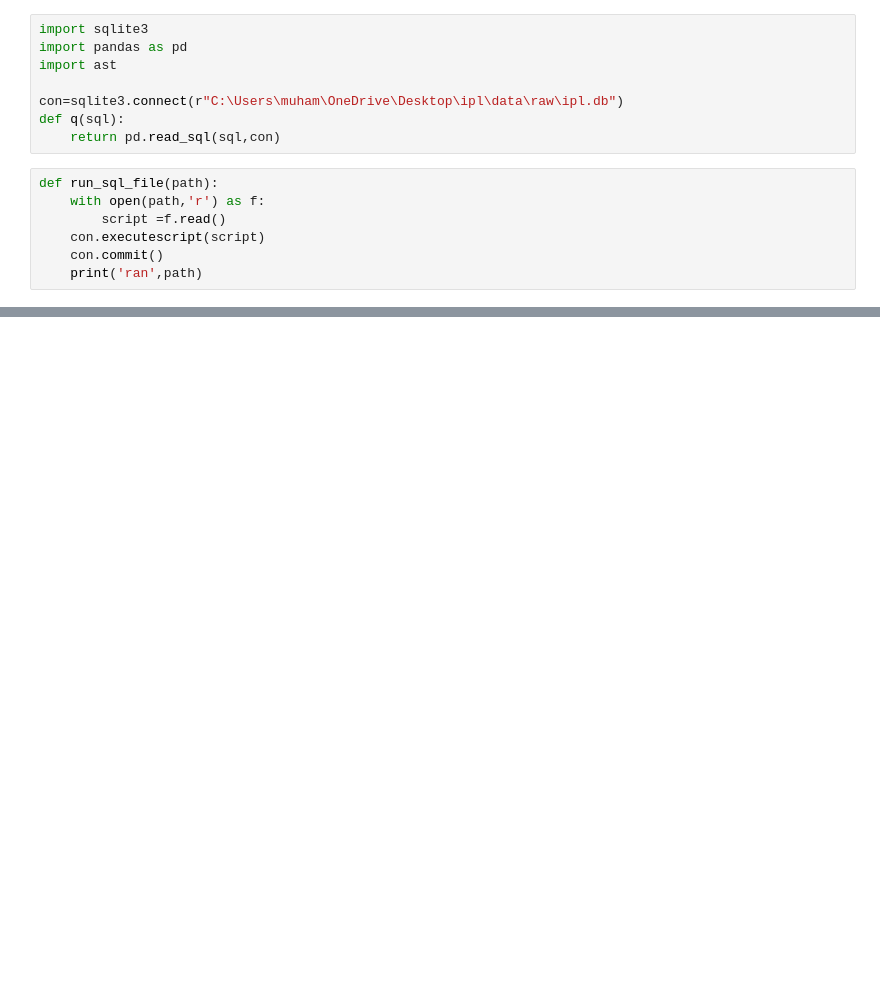
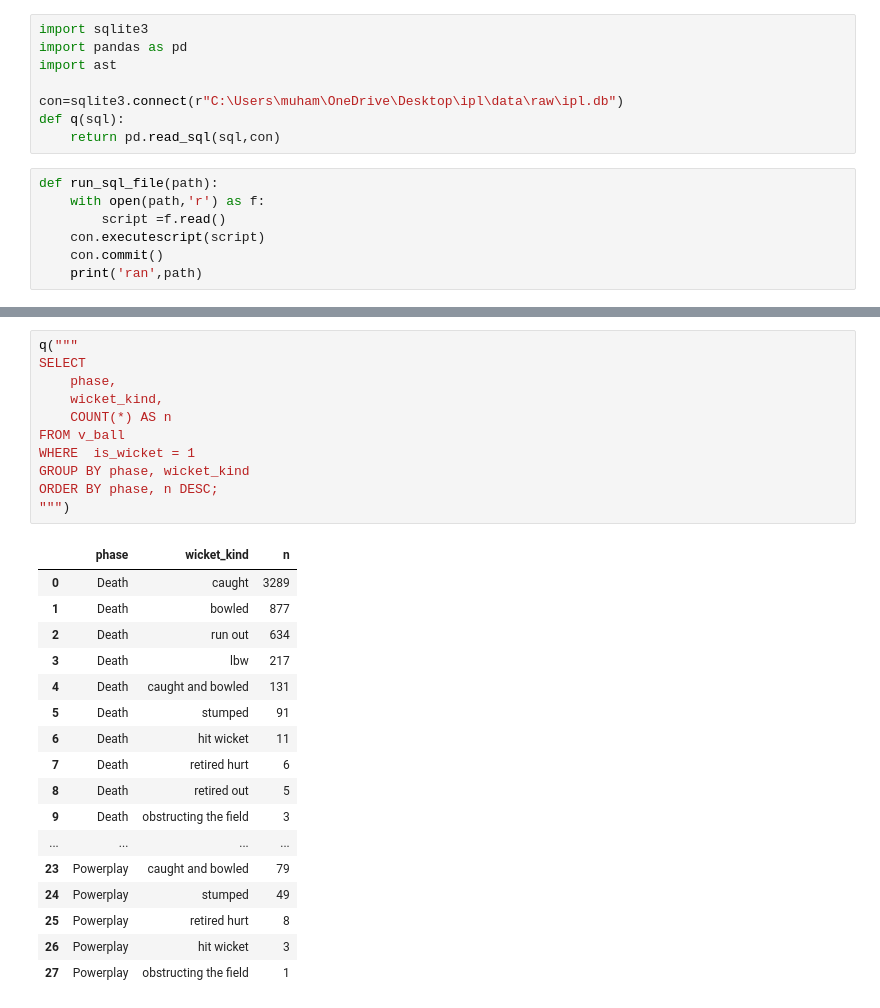
Before and after one commit to muhammednmbca25dbi-lgtm/ipl_3, a Jupyter notebook: notebooks/data_analysis.ipynb, the cells around one changed output, grey strips where cells are left out. Saved outputs shown, nothing was run; the diff lists cells and outputs as text; blank space fills up the shorter version.

```diff
--- a/notebooks/data_analysis.ipynb
+++ b/notebooks/data_analysis.ipynb
@@ -33,0 +1062,29 @@ run_sql_file(r"C:\Users\muham\OneDrive\Desktop\ipl\sql\09_analysis_views.sql")
+# %%
+q("""
+SELECT
+    phase,
+    wicket_kind,
+    COUNT(*) AS n
+FROM v_ball
+WHERE  is_wicket = 1
+GROUP BY phase, wicket_kind
+ORDER BY phase, n DESC;
+""")
+# %% [output]
+|  | phase | wicket_kind | n |
+| 0 | Death | caught | 3289 |
+| 1 | Death | bowled | 877 |
+| 2 | Death | run out | 634 |
+| 3 | Death | lbw | 217 |
+| 4 | Death | caught and bowled | 131 |
+| 5 | Death | stumped | 91 |
+| 6 | Death | hit wicket | 11 |
+| 7 | Death | retired hurt | 6 |
+| 8 | Death | retired out | 5 |
+| 9 | Death | obstructing the field | 3 |
+| ... | ... | ... | ... |
+| 23 | Powerplay | caught and bowled | 79 |
+| 24 | Powerplay | stumped | 49 |
+| 25 | Powerplay | retired hurt | 8 |
+| 26 | Powerplay | hit wicket | 3 |
+| 27 | Powerplay | obstructing the field | 1 |
```
Also changed, not shown: parts of 50 cells of this notebook, 4 other files.
